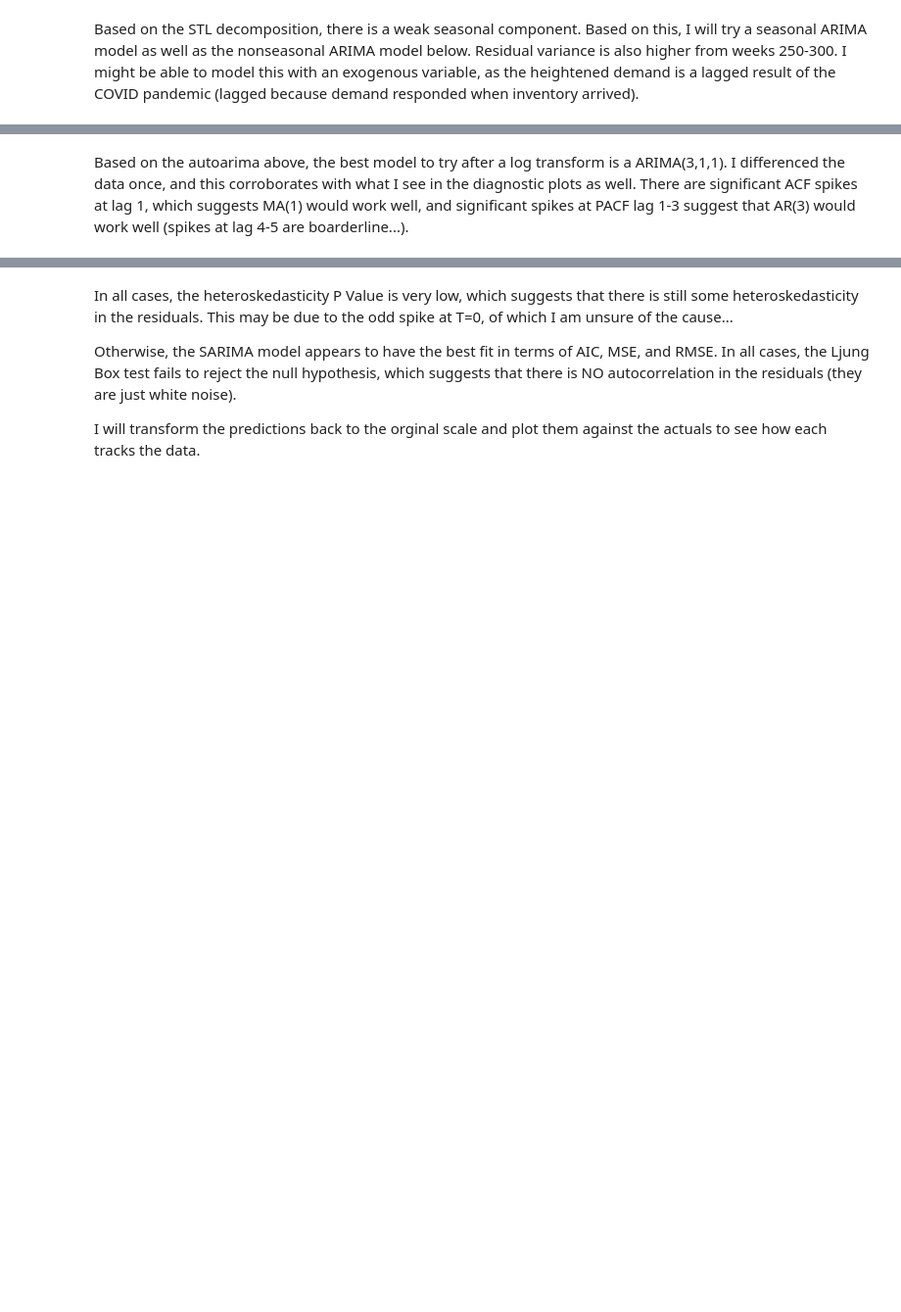
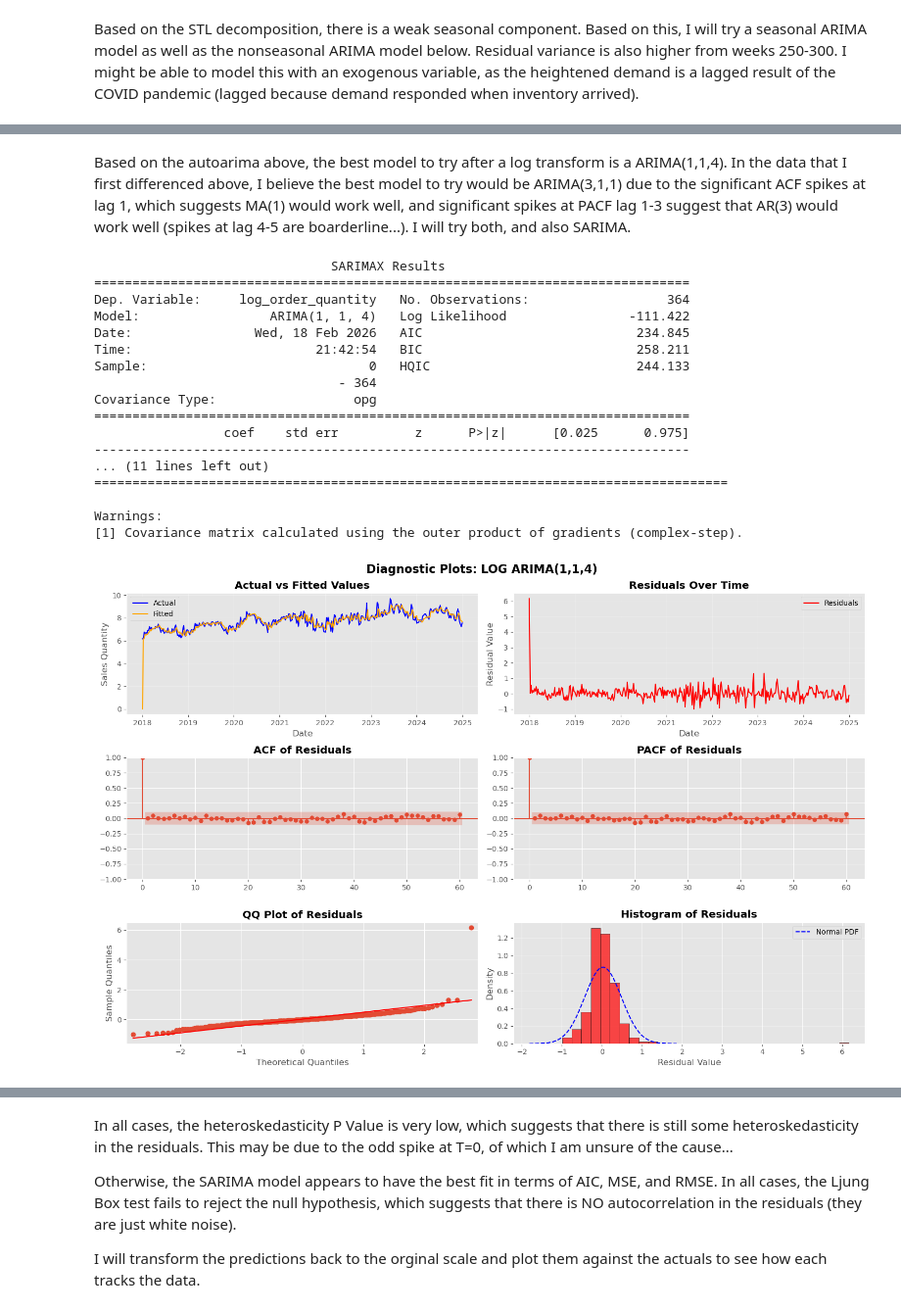
Before and after one commit to andersone17/time_series_hw_2, a Jupyter notebook: time_series_hw_2.ipynb, the cells around one changed output, grey strips where cells are left out. Shown at 98% size. Cells and saved outputs as stored; diff of their text form; code cells hidden in the pictures; blank space fills up the shorter version.

```diff
--- a/time_series_hw_2.ipynb
+++ b/time_series_hw_2.ipynb
@@ -326,5 +492,51 @@ diagnostic_plot(sales['log_order_quantity'].diff().dropna(), title='Log of Sales
 # %% [markdown]
-Based on the autoarima above, the best model to try after a log transform is a ARIMA(3,1,1). I differenced the data once, and this corroborates with what I see in the diagnostic plots as well. There are significant ACF spikes at lag 1, which suggests MA(1) would work well, and significant spikes at PACF lag 1-3 suggest that AR(3) would work well (spikes at lag 4-5 are boarderline...).
+Based on the autoarima above, the best model to try after a log transform is a ARIMA(1,1,4). In the data that I first differenced above, I believe the best model to try would be ARIMA(3,1,1) due to the significant ACF spikes at lag 1, which suggests MA(1) would work well, and significant spikes at PACF lag 1-3 suggest that AR(3) would work well (spikes at lag 4-5 are boarderline...). I will try both, and also SARIMA.
+# %%
+# Fit Model
+P = 1
+D = 1
+Q = 4
+Y = train['log_order_quantity']
+
+# Fit Model and Output Summary
+model = ARIMA(Y, order=(P,D,Q))
+model_log_114 = model.fit()
+print(model_log_114.summary())
+
+# Add fitted values to sales df for diagnostics
+FIT_COL = f'LOG_ARIMA_{P,D,Q}'
+train[FIT_COL] = model_log_114.fittedvalues
+residuals = model_log_114.resid
+
+# Model Diagnostic Results
+model_fit_plot(train, date_col='date', actual_col='log_order_quantity', fit_col=FIT_COL, residuals=residuals, title=f'LOG ARIMA({P},{D},{Q})')
+mse, rmse, aic, bic, ljung_box_pval, arch_pval = model_eval(model_log_114)
+model_results['Model'].append(f'LOG ARIMA({P},{D},{Q})')
+model_results['MSE'].append(mse)
+model_results['RMSE'].append(rmse)
+model_results['AIC'].append(aic)
+model_results['BIC'].append(bic)
+model_results['Ljung-Box Residual Autocorrelation P-Val'].append(ljung_box_pval)
+model_results['Heteroskedasticity P-Val'].append(arch_pval)
+# %% [output]
+                               SARIMAX Results
+==============================================================================
+Dep. Variable:     log_order_quantity   No. Observations:                  364
+Model:                 ARIMA(1, 1, 4)   Log Likelihood                -111.422
+Date:                Wed, 18 Feb 2026   AIC                            234.845
+Time:                        21:42:54   BIC                            258.211
+Sample:                             0   HQIC                           244.133
+                                - 364
+Covariance Type:                  opg
+==============================================================================
+                 coef    std err          z      P>|z|      [0.025      0.975]
+------------------------------------------------------------------------------
+... (11 lines left out)
+===================================================================================
+
+Warnings:
+[1] Covariance matrix calculated using the outer product of gradients (complex-step).
+[figure, added]
 # %%
 # Fit Model
 P = 3
```
Also changed, not shown: parts of 32 cells of this notebook.
